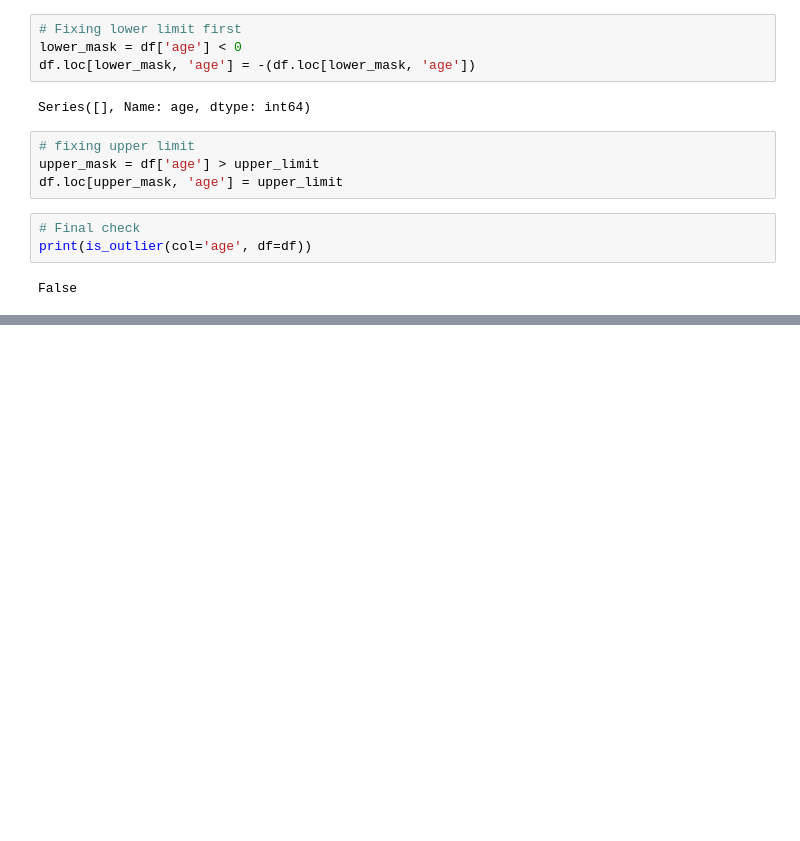
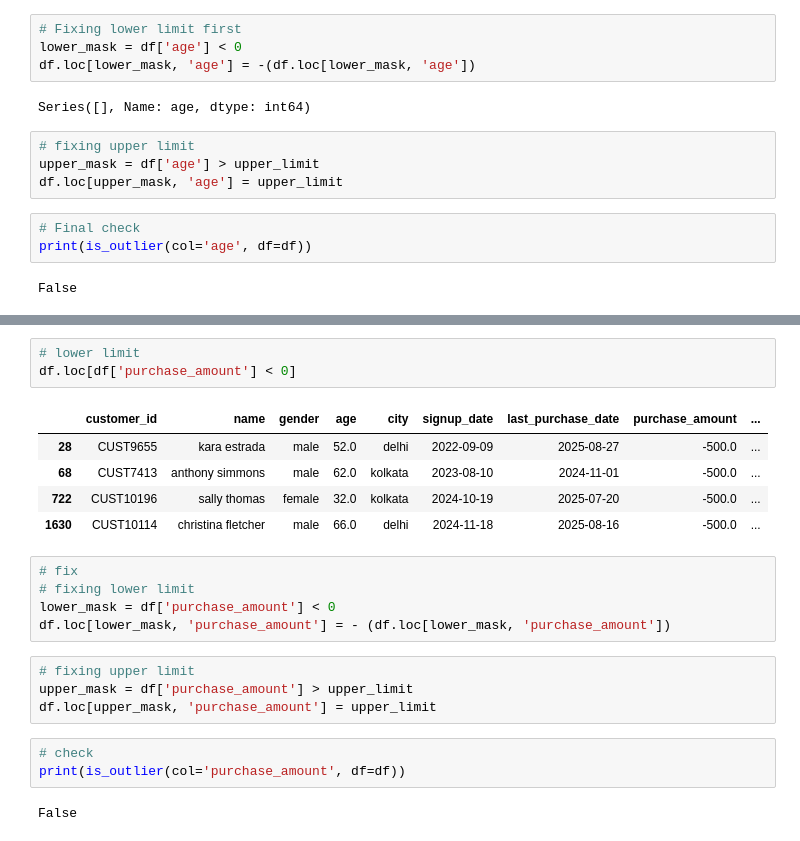
Before and after one commit to Arijit-Das-dev/Master-Data-Cleaning, a Jupyter notebook: notebooks/customers_sales.ipynb, the cells around one changed output, grey strips where cells are left out. Drawn from its saved outputs; the diff is of its cells as text; blank space fills up the shorter version.

```diff
--- a/notebooks/customers_sales.ipynb
+++ b/notebooks/customers_sales.ipynb
@@ -559,0 +584,23 @@ False
+# %%
+# lower limit
+df.loc[df['purchase_amount'] < 0]
+# %% [output]
+|  | customer_id | name | gender | age | city | signup_date | last_purchase_date | purchase_amount | ... |
+| 28 | CUST9655 | kara estrada | male | 52.0 | delhi | 2022-09-09 | 2025-08-27 | -500.0 | ... |
+| 68 | CUST7413 | anthony simmons | male | 62.0 | kolkata | 2023-08-10 | 2024-11-01 | -500.0 | ... |
+| 722 | CUST10196 | sally thomas | female | 32.0 | kolkata | 2024-10-19 | 2025-07-20 | -500.0 | ... |
+| 1630 | CUST10114 | christina fletcher | male | 66.0 | delhi | 2024-11-18 | 2025-08-16 | -500.0 | ... |
+# %%
+# fix
+# fixing lower limit
+lower_mask = df['purchase_amount'] < 0
+df.loc[lower_mask, 'purchase_amount'] = - (df.loc[lower_mask, 'purchase_amount'])
+# %%
+# fixing upper limit
+upper_mask = df['purchase_amount'] > upper_limit
+df.loc[upper_mask, 'purchase_amount'] = upper_limit
+# %%
+# check
+print(is_outlier(col='purchase_amount', df=df))
+# %% [output]
+False
```
Also changed, not shown: parts of 12 cells of this notebook, 1 other file.
